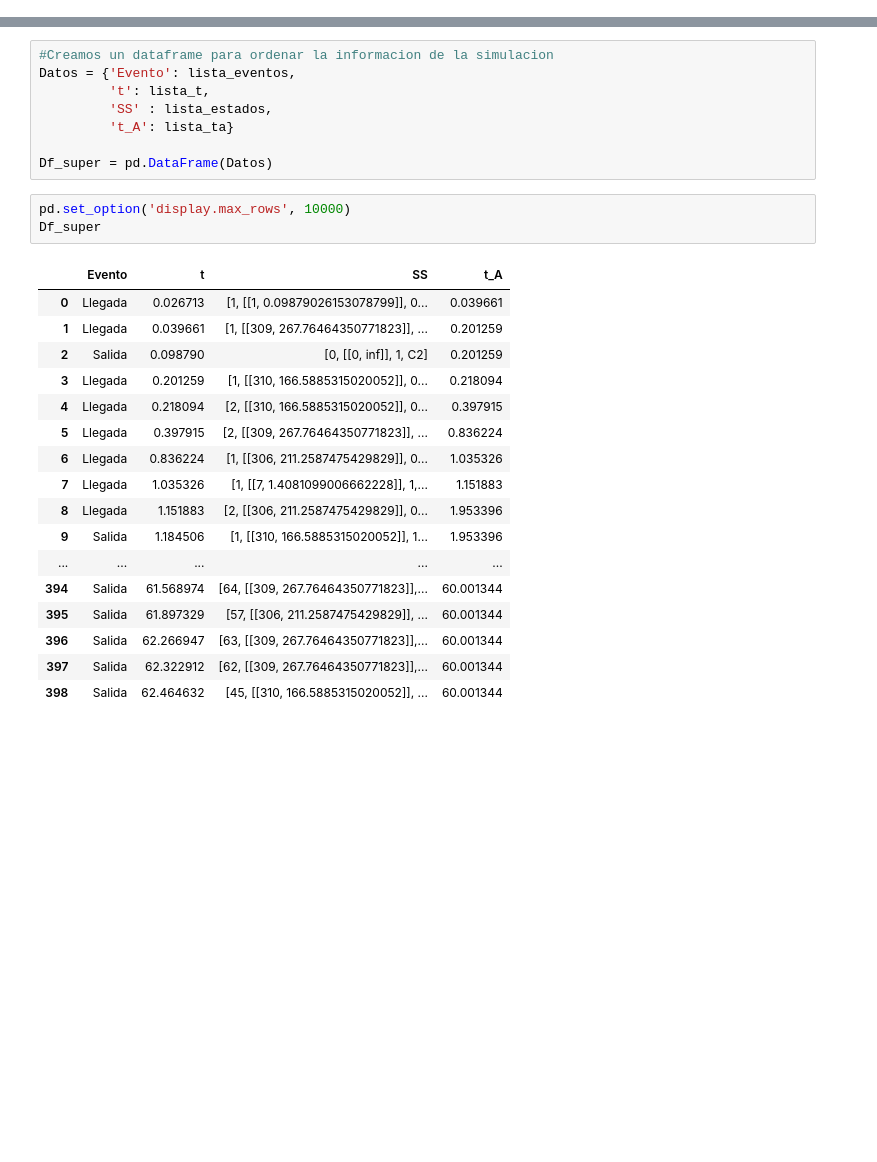
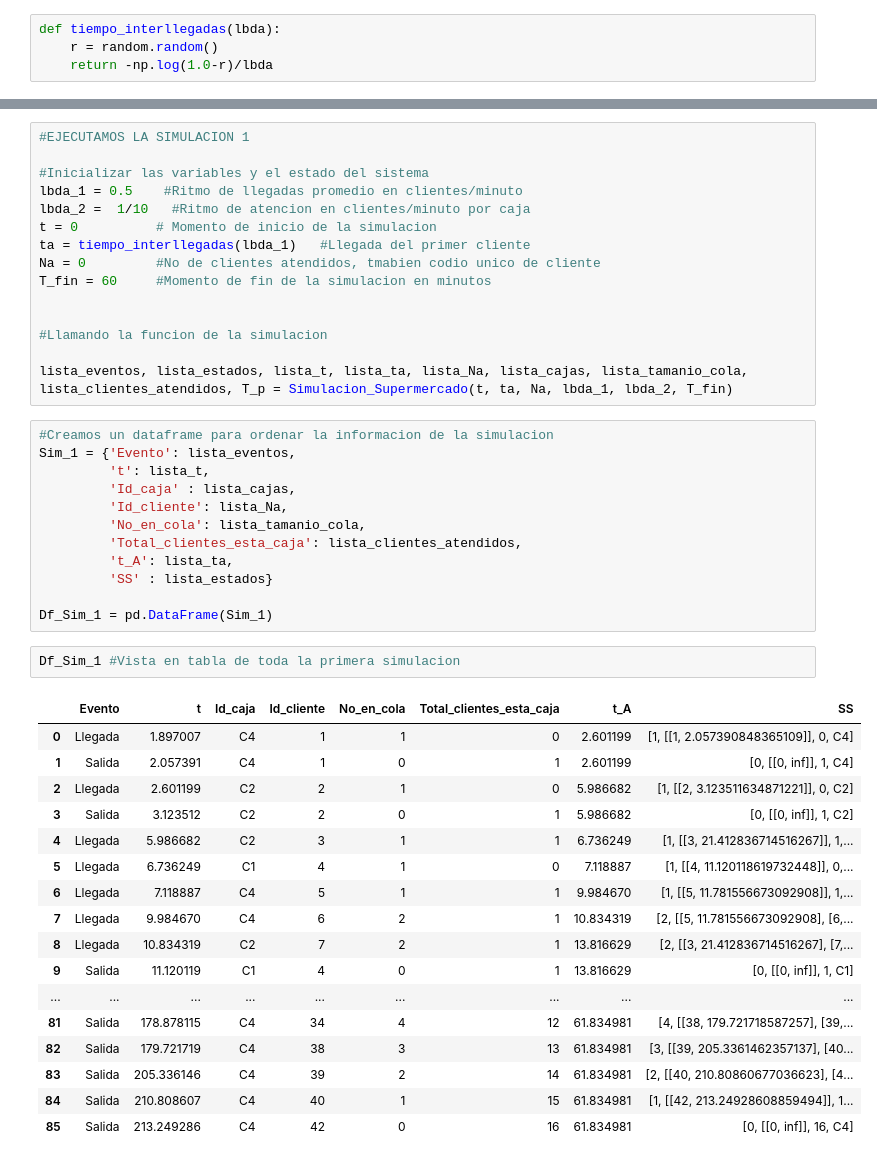
Before and after one commit to jlor31/MS_Proyecto1, a Jupyter notebook: Proyecto 1 MS.ipynb, the cells around one changed output, grey strips where cells are left out. Saved outputs shown, nothing was run; the diff lists cells and outputs as text; blank space fills up the shorter version.

Commit message:
implementacion de la simulacion para 4 casos diferentes de parametros de lambda1 y lambda2, N se mantuvo constante

```diff
--- a/Proyecto 1 MS.ipynb
+++ b/Proyecto 1 MS.ipynb
@@ -3,0 +15,4 @@ import pandas as pd
+# %%
+def tiempo_interllegadas(lbda):
+    r = random.random()
+    return -np.log(1.0-r)/lbda
@@ -385,29 +593,47 @@ True
+# %%
+#EJECUTAMOS LA SIMULACION 1
+
+#Inicializar las variables y el estado del sistema
+lbda_1 = 0.5    #Ritmo de llegadas promedio en clientes/minuto
+lbda_2 =  1/10   #Ritmo de atencion en clientes/minuto por caja
+t = 0          # Momento de inicio de la simulacion
+ta = tiempo_interllegadas(lbda_1)   #Llegada del primer cliente
+Na = 0         #No de clientes atendidos, tmabien codio unico de cliente
+T_fin = 60     #Momento de fin de la simulacion en minutos
+
+
+#Llamando la funcion de la simulacion
+
+lista_eventos, lista_estados, lista_t, lista_ta, lista_Na, lista_cajas, lista_tamanio_cola, lista_clientes_atendidos, T_p = Simulacion_Supermercado(t, ta, Na, lbda_1, lbda_2, T_fin)
 # %%
 #Creamos un dataframe para ordenar la informacion de la simulacion
-Datos = {'Evento': lista_eventos,
+Sim_1 = {'Evento': lista_eventos,
          't': lista_t,
-         'SS' : lista_estados,
-         't_A': lista_ta}
+         'Id_caja' : lista_cajas,
+         'Id_cliente': lista_Na,
+         'No_en_cola': lista_tamanio_cola,
+         'Total_clientes_esta_caja': lista_clientes_atendidos,
+         't_A': lista_ta,
+         'SS' : lista_estados}
 
-Df_super = pd.DataFrame(Datos)
+Df_Sim_1 = pd.DataFrame(Sim_1)
-# %%
-pd.set_option('display.max_rows', 10000)
-Df_super
-# %% [output]
-|  | Evento | t | SS | t_A |
-| 0 | Llegada | 0.026713 | [1, [[1, 0.09879026153078799]], 0... | 0.039661 |
-| 1 | Llegada | 0.039661 | [1, [[309, 267.76464350771823]], ... | 0.201259 |
-| 2 | Salida | 0.098790 | [0, [[0, inf]], 1, C2] | 0.201259 |
-| 3 | Llegada | 0.201259 | [1, [[310, 166.5885315020052]], 0... | 0.218094 |
-| 4 | Llegada | 0.218094 | [2, [[310, 166.5885315020052]], 0... | 0.397915 |
-| 5 | Llegada | 0.397915 | [2, [[309, 267.76464350771823]], ... | 0.836224 |
-| 6 | Llegada | 0.836224 | [1, [[306, 211.2587475429829]], 0... | 1.035326 |
-| 7 | Llegada | 1.035326 | [1, [[7, 1.4081099006662228]], 1,... | 1.151883 |
-| 8 | Llegada | 1.151883 | [2, [[306, 211.2587475429829]], 0... | 1.953396 |
-| 9 | Salida | 1.184506 | [1, [[310, 166.5885315020052]], 1... | 1.953396 |
-| ... | ... | ... | ... | ... |
-| 394 | Salida | 61.568974 | [64, [[309, 267.76464350771823]],... | 60.001344 |
-| 395 | Salida | 61.897329 | [57, [[306, 211.2587475429829]], ... | 60.001344 |
-| 396 | Salida | 62.266947 | [63, [[309, 267.76464350771823]],... | 60.001344 |
-| 397 | Salida | 62.322912 | [62, [[309, 267.76464350771823]],... | 60.001344 |
-| 398 | Salida | 62.464632 | [45, [[310, 166.5885315020052]], ... | 60.001344 |
+# %%
+Df_Sim_1 #Vista en tabla de toda la primera simulacion
+# %% [output]
+|  | Evento | t | Id_caja | Id_cliente | No_en_cola | Total_clientes_esta_caja | t_A | SS |
+| 0 | Llegada | 1.897007 | C4 | 1 | 1 | 0 | 2.601199 | [1, [[1, 2.057390848365109]], 0, C4] |
+| 1 | Salida | 2.057391 | C4 | 1 | 0 | 1 | 2.601199 | [0, [[0, inf]], 1, C4] |
+| 2 | Llegada | 2.601199 | C2 | 2 | 1 | 0 | 5.986682 | [1, [[2, 3.123511634871221]], 0, C2] |
+| 3 | Salida | 3.123512 | C2 | 2 | 0 | 1 | 5.986682 | [0, [[0, inf]], 1, C2] |
+| 4 | Llegada | 5.986682 | C2 | 3 | 1 | 1 | 6.736249 | [1, [[3, 21.412836714516267]], 1,... |
+| 5 | Llegada | 6.736249 | C1 | 4 | 1 | 0 | 7.118887 | [1, [[4, 11.120118619732448]], 0,... |
+| 6 | Llegada | 7.118887 | C4 | 5 | 1 | 1 | 9.984670 | [1, [[5, 11.781556673092908]], 1,... |
+| 7 | Llegada | 9.984670 | C4 | 6 | 2 | 1 | 10.834319 | [2, [[5, 11.781556673092908], [6,... |
+| 8 | Llegada | 10.834319 | C2 | 7 | 2 | 1 | 13.816629 | [2, [[3, 21.412836714516267], [7,... |
+| 9 | Salida | 11.120119 | C1 | 4 | 0 | 1 | 13.816629 | [0, [[0, inf]], 1, C1] |
+| ... | ... | ... | ... | ... | ... | ... | ... | ... |
+| 81 | Salida | 178.878115 | C4 | 34 | 4 | 12 | 61.834981 | [4, [[38, 179.721718587257], [39,... |
+| 82 | Salida | 179.721719 | C4 | 38 | 3 | 13 | 61.834981 | [3, [[39, 205.3361462357137], [40... |
+| 83 | Salida | 205.336146 | C4 | 39 | 2 | 14 | 61.834981 | [2, [[40, 210.80860677036623], [4... |
+| 84 | Salida | 210.808607 | C4 | 40 | 1 | 15 | 61.834981 | [1, [[42, 213.24928608859494]], 1... |
+| 85 | Salida | 213.249286 | C4 | 42 | 0 | 16 | 61.834981 | [0, [[0, inf]], 16, C4] |
```
Also changed, not shown: parts of 36 cells of this notebook.
